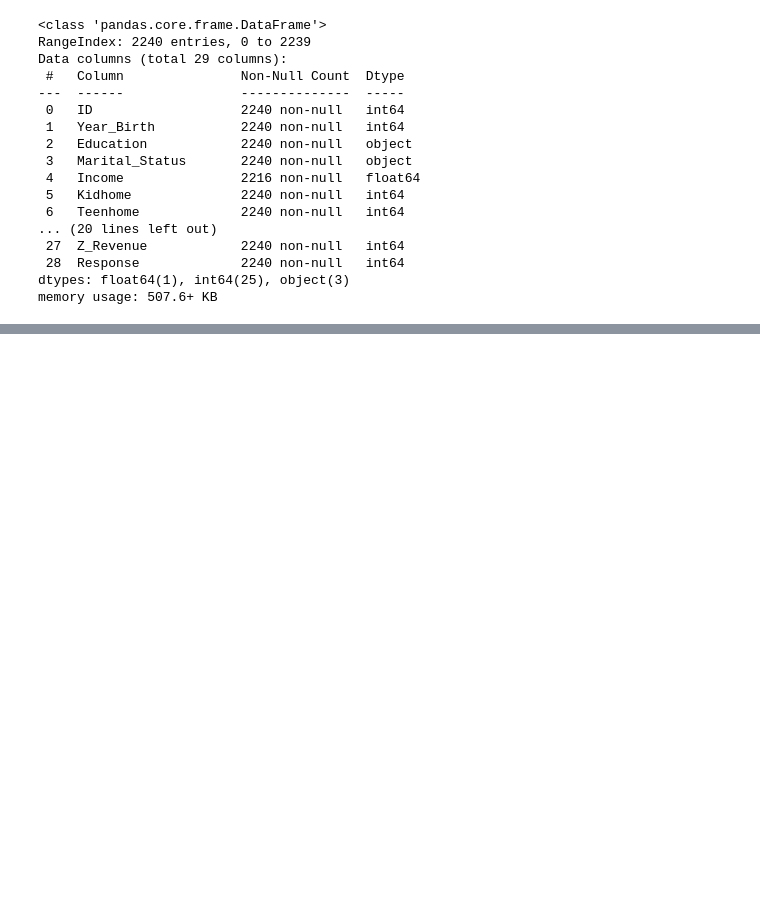
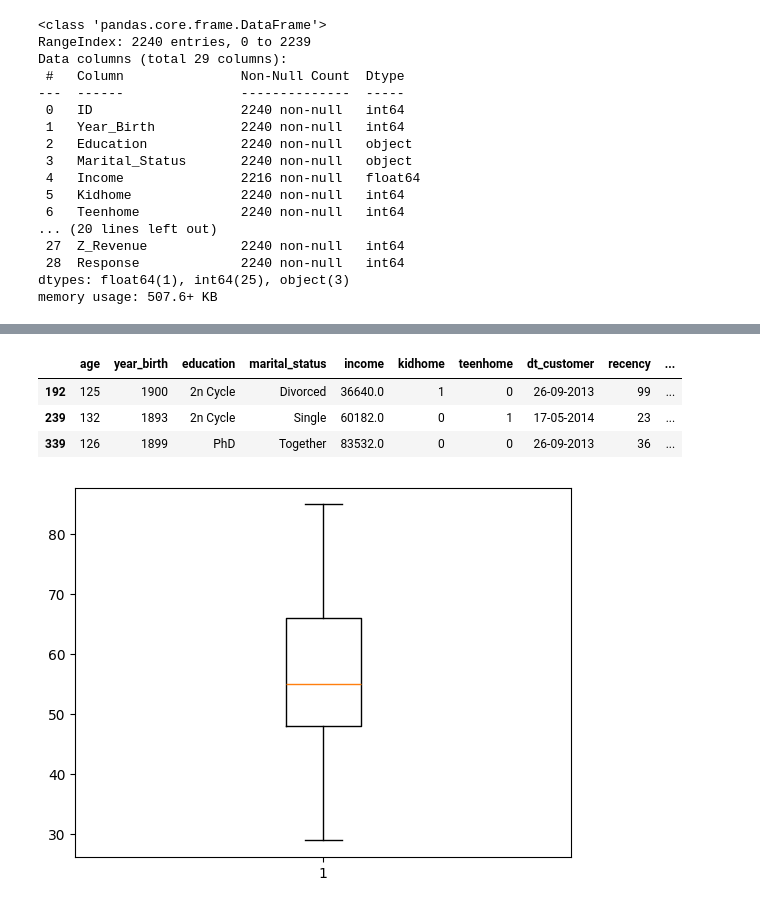
Before and after one commit to AhmadFaisalAhmadSazali/customer_segmentation, a Jupyter notebook: explore.ipynb, the cells around one changed output, grey strips where cells are left out. Cells and saved outputs as stored; diff of their text form; code cells hidden in the pictures; blank space fills up the shorter version.

```diff
--- a/explore.ipynb
+++ b/explore.ipynb
@@ -24,0 +83,19 @@ memory usage: 507.6+ KB
+# %%
+# It appears that there are people older than 90
+data.query("age > 90")
+# %% [output]
+|  | age | year_birth | education | marital_status | income | kidhome | teenhome | dt_customer | recency | ... |
+| 192 | 125 | 1900 | 2n Cycle | Divorced | 36640.0 | 1 | 0 | 26-09-2013 | 99 | ... |
+| 239 | 132 | 1893 | 2n Cycle | Single | 60182.0 | 0 | 1 | 17-05-2014 | 23 | ... |
+| 339 | 126 | 1899 | PhD | Together | 83532.0 | 0 | 0 | 26-09-2013 | 36 | ... |
+# %%
+# These observations will be dropped as well as it is likely that these data points are untrustworthy
+data = data[data["age"] < 90]
+
+# The year_birth column will also be dropped
+# %%
+# Box plot now shows a more credible customer age range
+plt.boxplot(data["age"])
+plt.show()
+# %% [output]
+[figure, added]
```
Also changed, not shown: parts of 11 cells of this notebook.
